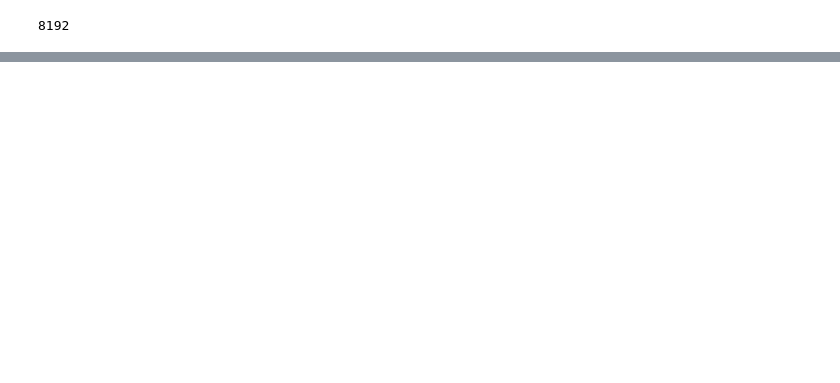
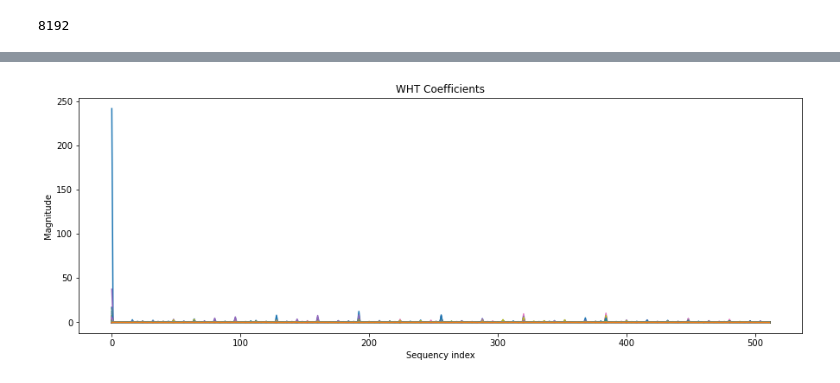
Before and after one commit to Nevena1997/Hadamard_transform, a Jupyter notebook: 05_Hadamard_Transform_&_Compression_of_Signals.ipynb, the cells around one changed output, grey strips where cells are left out. Saved outputs shown, nothing was run; the diff lists cells and outputs as text; code cells hidden in the pictures; blank space fills up the shorter version.

```diff
--- a/05_Hadamard_Transform_&_Compression_of_Signals.ipynb
+++ b/05_Hadamard_Transform_&_Compression_of_Signals.ipynb
@@ -111,0 +141,16 @@ plt.show()
+# %%
+img = img / 256
+# %%
+hademard = hadamard(512)
+hademard_transform = np.dot(np.dot(hademard, img), hademard)
+hademard_transform2 = hademard_transform / 512
+# %%
+plt.figure(figsize=(15, 5))
+plt.plot(np.abs(hademard_transform2))
+plt.xlabel('Sequency index')
+plt.ylabel('Magnitude')
+plt.title('WHT Coefficients')
+
+plt.show()
+# %% [output]
+[figure, added]
```
Also changed, not shown: parts of 24 cells of this notebook.
